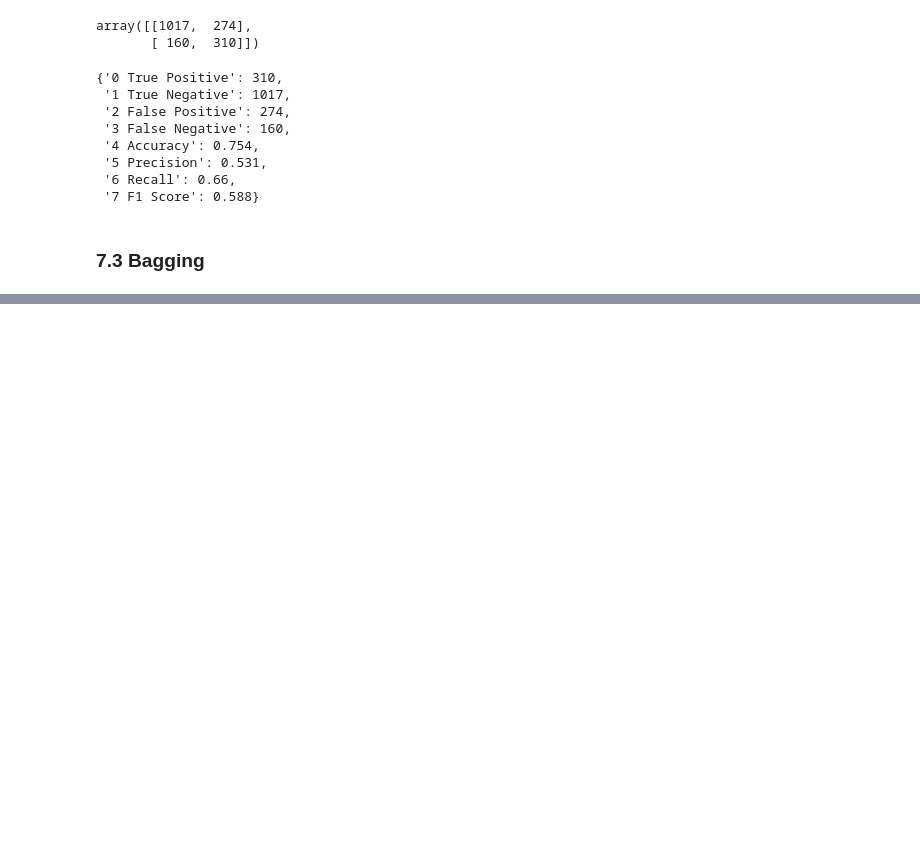
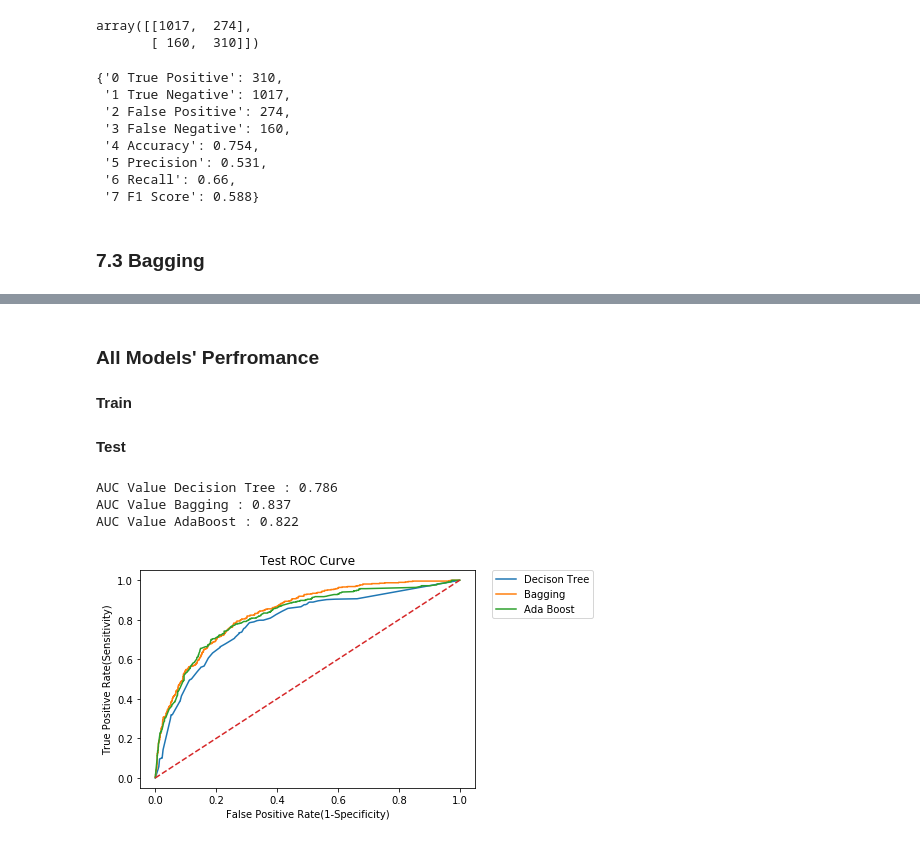
Before and after one commit to sravangereddy/DataScience_, a Jupyter notebook: Telco Customer/Telco Customer - Master Copy.ipynb, the cells around one changed output, grey strips where cells are left out. Cells and saved outputs as stored; diff of their text form; code cells hidden in the pictures; blank space fills up the shorter version.

Commit message:
Added AdaBoost

```diff
--- a/Telco Customer/Telco Customer - Master Copy.ipynb
+++ b/Telco Customer/Telco Customer - Master Copy.ipynb
@@ -1224,0 +1278,7 @@ plt.show()
+# %%
+X,Y,X_train,X_test,y_train,y_test = fn_train_test_split(master_dataset,["Churn","LE_Churn"])
+dtree = DecisionTreeClassifier(max_depth=5,class_weight={0:1,1:4})
+
+adaBoostClassfier = AdaBoostClassifier(base_estimator=dtree,
+                                       learning_rate=0.005,
+                                     n_estimators=300)
@@ -1224,0 +1307,2 @@ plt.show()
+# %%
+adaBoostClassfier_model = adaBoostClassfier.fit(X_train[input_var], y_train[target_])
@@ -1224,0 +1311,8 @@ plt.show()
+# %%
+#predict
+adaBoostClassfier_predictions_test = adaBoostClassfier_model.predict(X_test[input_var])
+adaBoostClassfier_predictions_train = adaBoostClassfier_model.predict(X_train[input_var])
+
+#predict_proba
+adaBoostClassfier_predictions_test_ = adaBoostClassfier_model.predict_proba(X_test[input_var])
+adaBoostClassfier_predictions_train_ = adaBoostClassfier_model.predict_proba(X_train[input_var])
@@ -1224,0 +1333,10 @@ plt.show()
+# %%
+#Train
+fpr, tpr, threshold = roc_curve(y_train[target_], adaBoostClassfier_predictions_train_[:, 1])
+fpr_adaBoostClassfier = fpr
+tpr_adaBoostClassfier = tpr
+
+#Test
+fpr, tpr, threshold = roc_curve(y_test[target_], adaBoostClassfier_predictions_test_[:, 1])
+fpr_adaBoostClassfier_ = fpr
+tpr_adaBoostClassfier_ = tpr
@@ -1224,0 +1348,4 @@ plt.show()
+# %% [markdown]
+### All Models' Perfromance
+# %% [markdown]
+<b> Train </b>
@@ -1224,0 +1364,19 @@ plt.show()
+# %% [markdown]
+<b> Test </b>
+# %%
+plt.plot(fpr_dtree_,tpr_dtree_,label='Decison Tree')
+plt.plot(fpr_baggingClassfier_,tpr_baggingClassfier_, label='Bagging')
+plt.plot(fpr_adaBoostClassfier_,tpr_adaBoostClassfier_, label='Ada Boost')
+plt.plot([0, 1], [0, 1], linestyle='--')
+plt.ylabel('True Positive Rate(Sensitivity)')
+plt.xlabel('False Positive Rate(1-Specificity)')
+plt.title('Test ROC Curve')
+plt.legend(bbox_to_anchor=(1.05, 1), loc=2, borderaxespad=0.)
+print('AUC Value Decision Tree :',round(auc(fpr_dtree_, tpr_dtree_),3))
+print('AUC Value Bagging :',round(auc(fpr_baggingClassfier_, tpr_baggingClassfier_),3))
+print('AUC Value AdaBoost :',round(auc(fpr_adaBoostClassfier_,tpr_adaBoostClassfier_),3))
+# %% [output]
+AUC Value Decision Tree : 0.786
+AUC Value Bagging : 0.837
+AUC Value AdaBoost : 0.822
+[figure, added]
```
Also changed, not shown: parts of 47 cells of this notebook.
